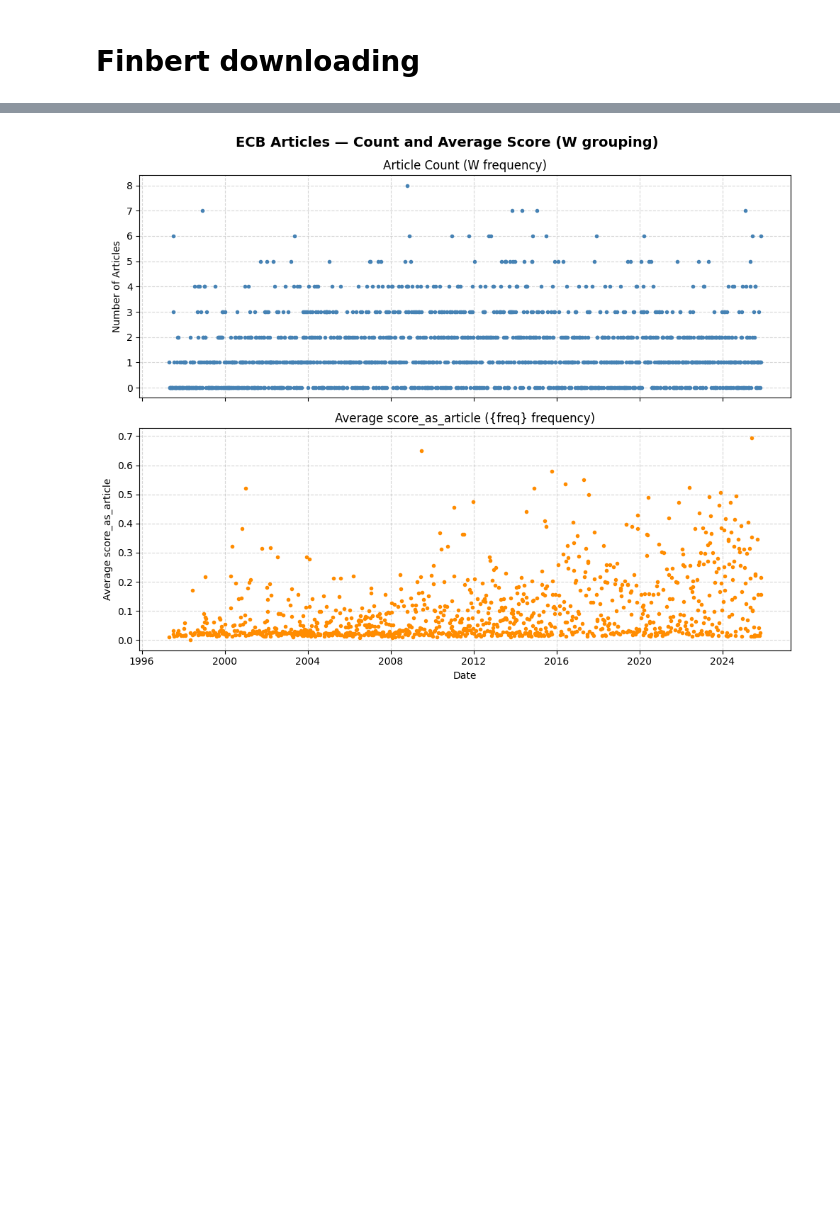
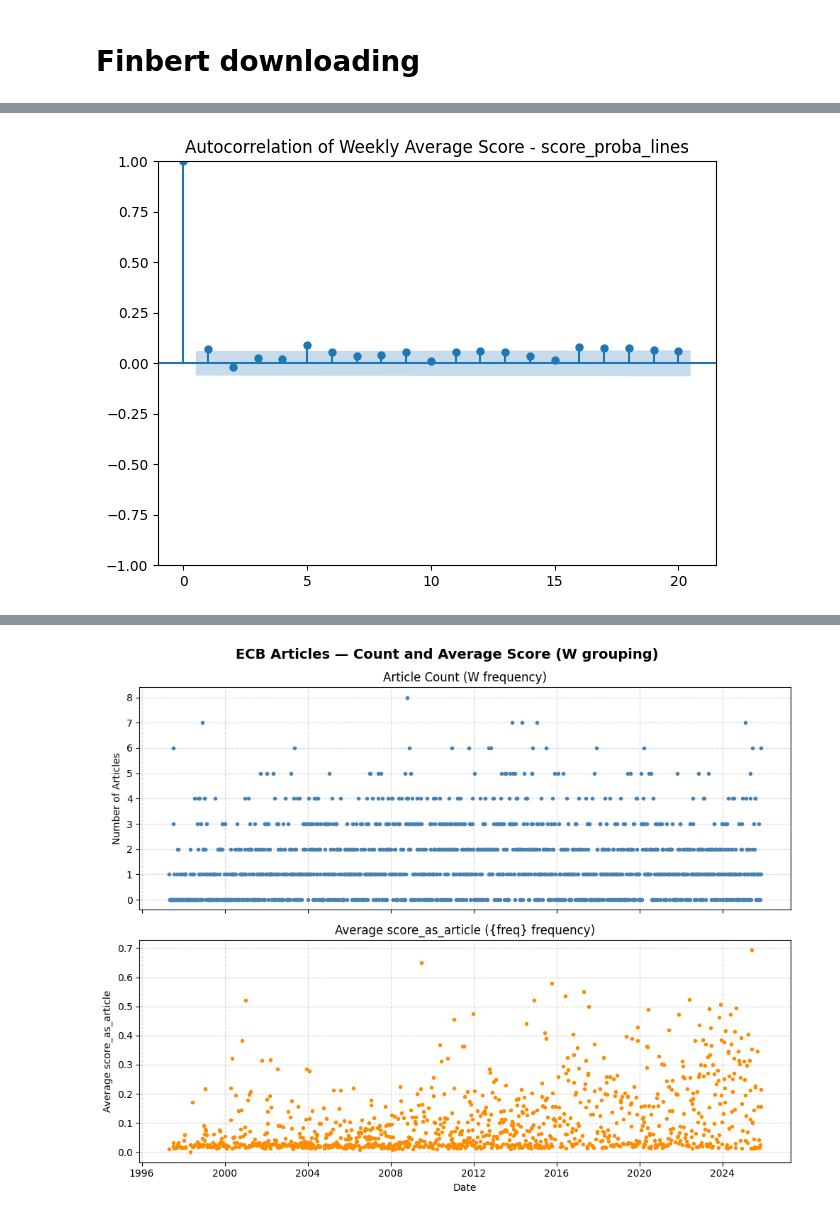
Before and after one commit to amjn480/project_ml_pm_vautrin_jean, a Jupyter notebook: main.ipynb, the cells around one changed output, grey strips where cells are left out. Drawn from its saved outputs; the diff is of its cells as text; code cells hidden in the pictures; blank space fills up the shorter version.

```diff
--- a/main.ipynb
+++ b/main.ipynb
@@ -988,0 +1088,11 @@ Notes:
+# %%
+
+dictionary_split = '_lines'  # '_lines', '_sentences', ''
+df_score_by_article = df_dic_by_article[['Title', 'URL', 'Date']].copy()
+df_score_by_article['score_proba' + dictionary_split] = df_dic_by_article.apply(lambda row: make_score(row, finbert,
+                                                                                          lambda dic : dic_to_score_proba(dic, token_weighted=True, treshold=0.5), dictionary_name = 'dictionary' + dictionary_split), axis=1)
+df_score_by_article['score_logits' + dictionary_split] = df_dic_by_article.apply(lambda row: make_score(row, finbert,
+                                                                                        lambda dic : dic_to_score_logits(dic, token_weighted=True, treshold=0), dictionary_name='dictionary'+ dictionary_split), axis=1)
+df_score_by_article['score_as_article' + dictionary_split] = df_dic_by_article.apply(lambda row: make_score(row, finbert, dic_to_proba_as_article, dictionary_name  = 'dictionary' + dictionary_split), axis=1)
+#df_score_by_article['nb_tokens_total' + dictionary_split] = df_dic_by_article.apply(lambda row: make_score(row, finbert, nb_tokens_total, dictionary_name = 'dictionary' + dictionary_split), axis=1)
+df_score_by_article['score_neutrality_as_article' + dictionary_split] = df_dic_by_article.apply(lambda row: make_score(row, finbert, dic_to_neutrality_proba_as_article, dictionary_name  = 'dictionary' + dictionary_split), axis=1)
@@ -988,0 +1189,6 @@ Notes:
+# %%
+name_score = 'score_as_article_lines'
+agreg_freq = "W"
+weekly_avg_clean = creat_average_score(df_score_by_article, name_score=name_score, agreg_freq=agreg_freq)
+df_sentiment_returns = get_aligned_returns("^STOXX50E", freq=agreg_freq, ref_df=weekly_avg_clean)
+df_sentiment_returns.dropna(subset=["Return", name_score], inplace=True)
@@ -988,0 +1226,64 @@ Notes:
+# %%
+
+from statsmodels.graphics.tsaplots import plot_acf
+from statsmodels.tsa.stattools import adfuller
+import plotly.graph_objects as go
+
+for name_score in ['score_proba_lines', 'score_logits_lines', 'score_as_article_lines']:
+    # Drop NaN weeks
+    weekly_avg_clean = creat_average_score(df_score_by_article, name_score=name_score, agreg_freq=agreg_freq).dropna()
+
+    # Compute moving average (e.g., 4-week MA)
+    weekly_avg_clean["MA_score"] = weekly_avg_clean[name_score].rolling(window=12).mean()
+
+    # Create the Plotly figure
+    fig = go.Figure()
+
+    # Original weekly average score
+    fig.add_trace(
+        go.Scatter(
+            x=weekly_avg_clean["Date_parsed"],
+            y=weekly_avg_clean[name_score],
+            mode="lines",
+            line=dict(width=2, color="royalblue"),
+            name="Weekly Average Score"
+        )
+    )
+
+    # Moving average
+    fig.add_trace(
+        go.Scatter(
+            x=weekly_avg_clean["Date_parsed"],
+            y=weekly_avg_clean["MA_score"],
+            mode="lines",
+            line=dict(width=2, color="orange"),
+            name="12-Week Moving Average"
+        )
+    )
+
+    # Layout
+    fig.update_layout(
+        title="Weekly Average " + name_score + " Over Time with Moving Average",
+        xaxis_title="Week",
+        yaxis_title="Average Score",
+        template="plotly_white",
+        hovermode="x unified"
+    )
+
+    fig.show()
+    # Plot the ACF
+    plt.figure(figsize=(8, 4))
+    plot_acf(weekly_avg_clean[name_score], lags=20)
+    plt.title("Autocorrelation of Weekly Average Score - " + name_score )
+    plt.tight_layout()
+    plt.show()
+
+    # Run Augmented Dickey-Fuller test
+    result = adfuller(weekly_avg_clean[name_score], regression='c')
+
+    # Extract results
+    print("ADF Statistic:", result[0])
+    print("p-value:", result[1])
+    for key, value in result[4].items():
+        print(f"Critical Value ({key}): {value}")
+# %% [output]
@@ -988,0 +1292 @@ Notes:
+[figure, added]
```
Also changed, not shown: parts of 30 cells of this notebook, 1 other file.
